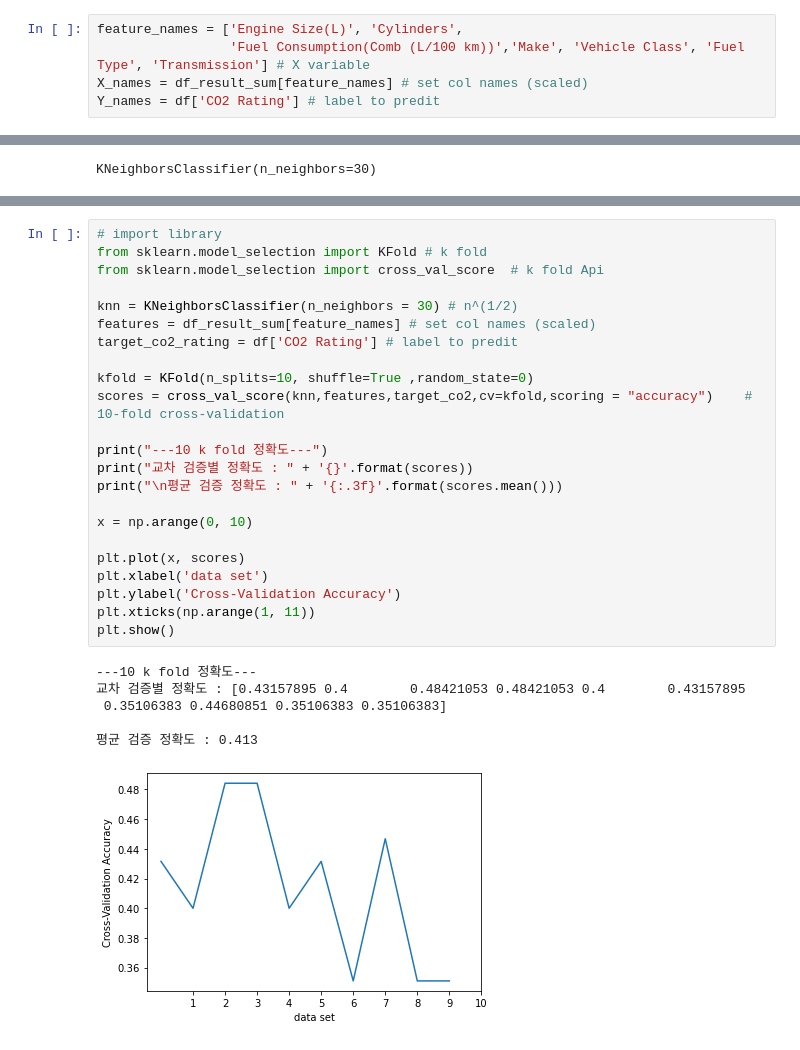
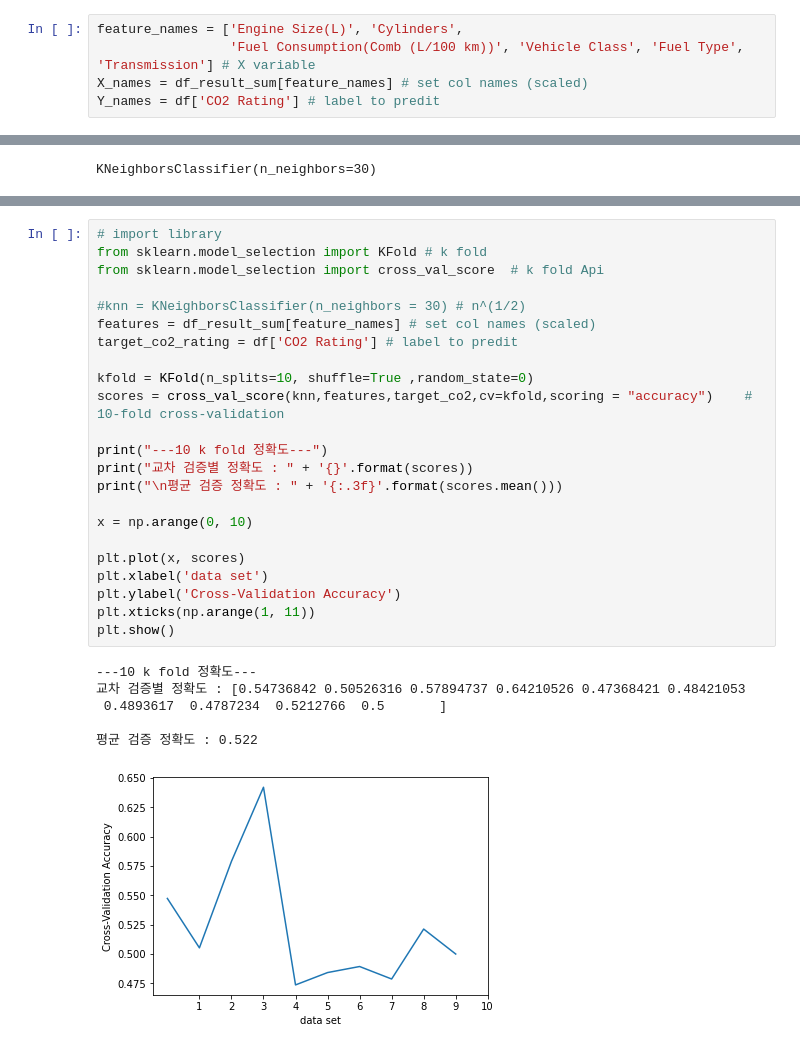
Before and after one commit to DecisionDisorder/FuelConsumptionRatings, a Jupyter notebook: src/tp_rating_knn.ipynb, the cells around one changed output, grey strips where cells are left out. Drawn from its saved outputs; the diff is of its cells as text.

```diff
--- a/src/tp_rating_knn.ipynb
+++ b/src/tp_rating_knn.ipynb
@@ -196,7 +196,7 @@ from sklearn.neighbors import KNeighborsClassifier
 from sklearn.preprocessing import StandardScaler
 # %%
 feature_names = ['Engine Size(L)', 'Cylinders',
-                 'Fuel Consumption(Comb (L/100 km))','Make', 'Vehicle Class', 'Fuel Type', 'Transmission'] # X variable
+                 'Fuel Consumption(Comb (L/100 km))', 'Vehicle Class', 'Fuel Type', 'Transmission'] # X variable
 X_names = df_result_sum[feature_names] # set col names (scaled)
 Y_names = df['CO2 Rating'] # label to predit
 # %%
@@ -239,33 +239,33 @@ Predicted CO2 Rating for Example [[2.0, 4, 9.4, 30, 219, 38, 7.0]]  =  [5]
 # %%
 # import library
 from sklearn.model_selection import KFold # k fold
 from sklearn.model_selection import cross_val_score  # k fold Api
 
-knn = KNeighborsClassifier(n_neighbors = 30) # n^(1/2)
+#knn = KNeighborsClassifier(n_neighbors = 30) # n^(1/2)
 features = df_result_sum[feature_names] # set col names (scaled)
 target_co2_rating = df['CO2 Rating'] # label to predit
 
 kfold = KFold(n_splits=10, shuffle=True ,random_state=0)
 scores = cross_val_score(knn,features,target_co2,cv=kfold,scoring = "accuracy")    # 10-fold cross-validation
 
 print("---10 k fold 정확도---")
 print("교차 검증별 정확도 : " + '{}'.format(scores))
 print("\n평균 검증 정확도 : " + '{:.3f}'.format(scores.mean()))
 
 x = np.arange(0, 10)
 
 plt.plot(x, scores)
 plt.xlabel('data set')
 plt.ylabel('Cross-Validation Accuracy')
 plt.xticks(np.arange(1, 11))
 plt.show()
 # %% [output]
 ---10 k fold 정확도---
-교차 검증별 정확도 : [0.43157895 0.4        0.48421053 0.48421053 0.4        0.43157895
- 0.35106383 0.44680851 0.35106383 0.35106383]
+교차 검증별 정확도 : [0.54736842 0.50526316 0.57894737 0.64210526 0.47368421 0.48421053
+ 0.4893617  0.4787234  0.5212766  0.5       ]
 
-평균 검증 정확도 : 0.413
+평균 검증 정확도 : 0.522
-[figure, old version]
+[figure, new version]
 # %%
 # import library
 from sklearn.model_selection import KFold # k fold
```
Also changed, not shown: parts of 4 cells of this notebook.
